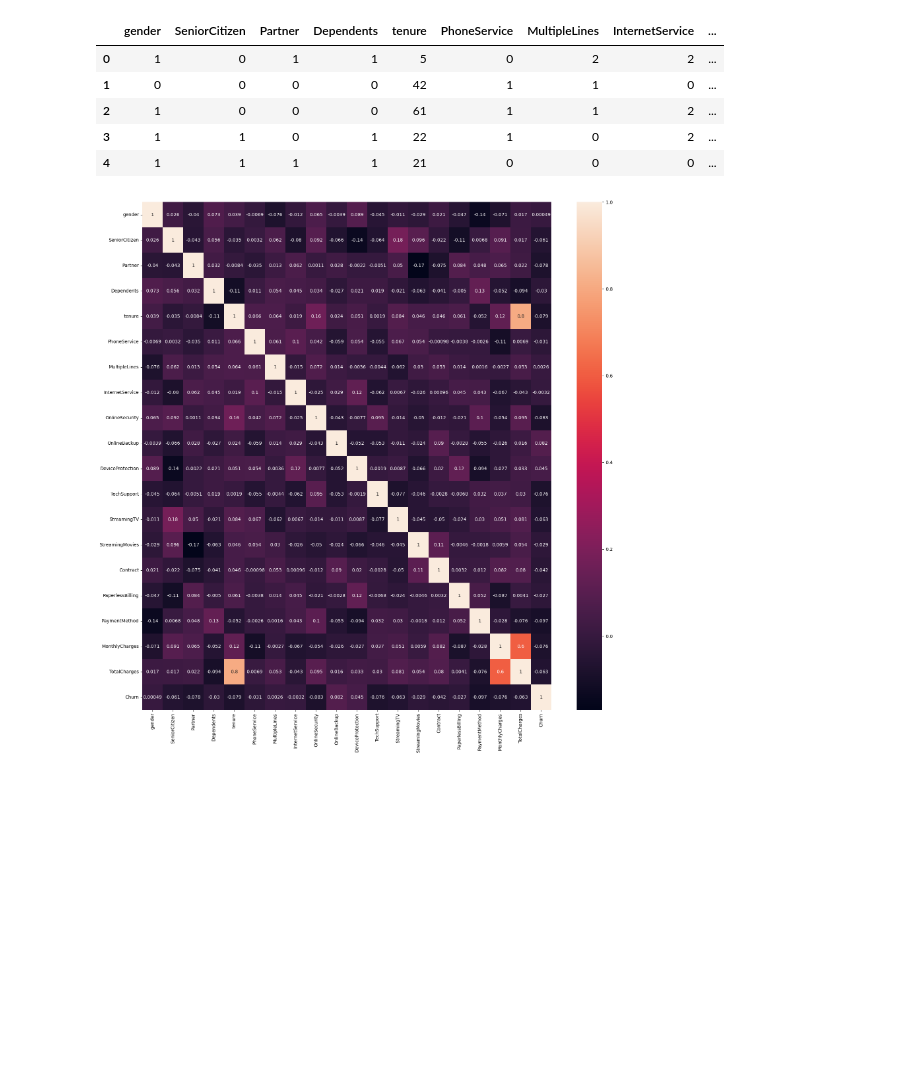
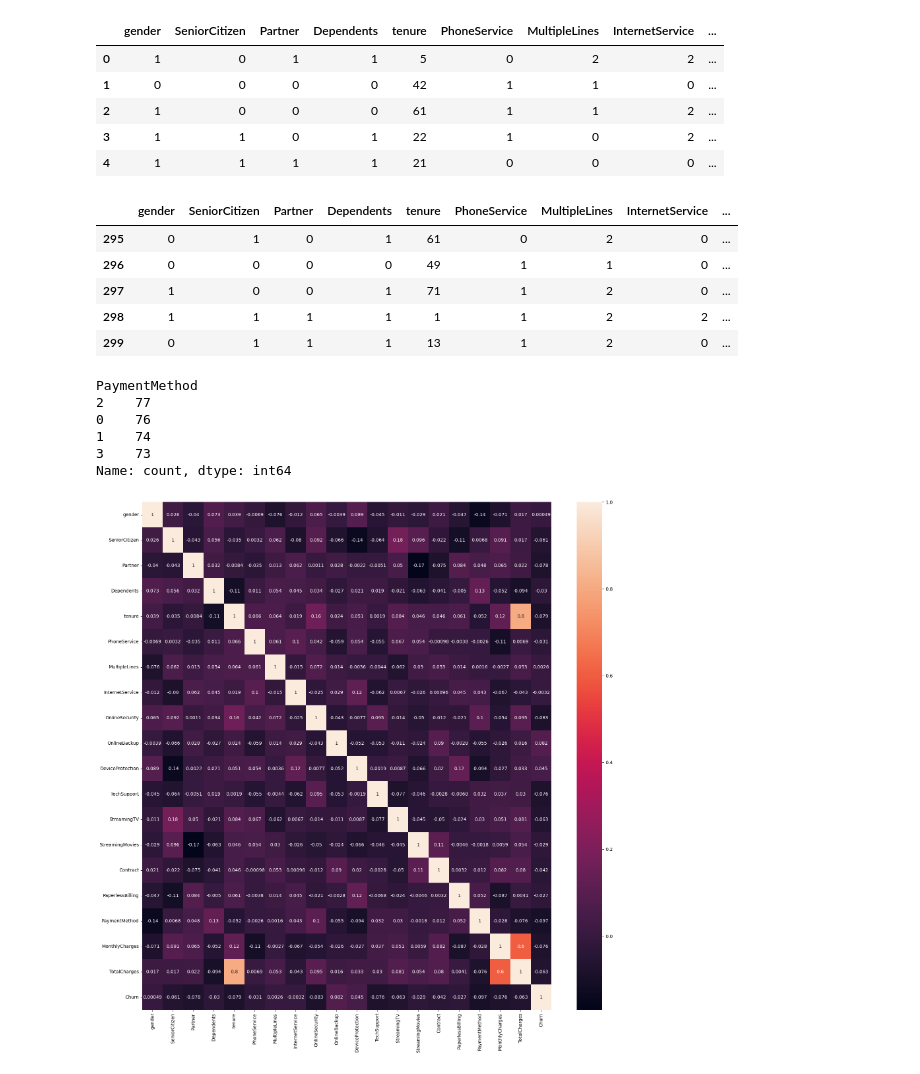
Before and after one commit to Aadit-Nagori/alldigital-assessment, a Jupyter notebook: initial.ipynb, the cells around one changed output. Drawn from its saved outputs; the diff is of its cells as text; code cells hidden in the pictures; blank space fills up the shorter version.

```diff
--- a/initial.ipynb
+++ b/initial.ipynb
@@ -62,6 +67,24 @@ data.head()
 | 2 | 1 | 0 | 0 | 0 | 61 | 1 | 1 | 2 | ... |
 | 3 | 1 | 1 | 0 | 1 | 22 | 1 | 0 | 2 | ... |
 | 4 | 1 | 1 | 1 | 1 | 21 | 0 | 0 | 0 | ... |
+# %%
+data.tail()
+# %% [output]
+|  | gender | SeniorCitizen | Partner | Dependents | tenure | PhoneService | MultipleLines | InternetService | ... |
+| 295 | 0 | 1 | 0 | 1 | 61 | 0 | 2 | 0 | ... |
+| 296 | 0 | 0 | 0 | 0 | 49 | 1 | 1 | 0 | ... |
+| 297 | 1 | 0 | 0 | 1 | 71 | 1 | 2 | 0 | ... |
+| 298 | 1 | 1 | 1 | 1 | 1 | 1 | 2 | 2 | ... |
+| 299 | 0 | 1 | 1 | 1 | 13 | 1 | 2 | 0 | ... |
+# %%
+data['PaymentMethod'].value_counts()
+# %% [output]
+PaymentMethod
+2    77
+0    76
+1    74
+3    73
+Name: count, dtype: int64
 # %%
 #using seaborn to plot the correlation matrix
 correlation_matrix = data.corr()
```
Also changed, not shown: parts of 14 cells of this notebook, 6 other files.
